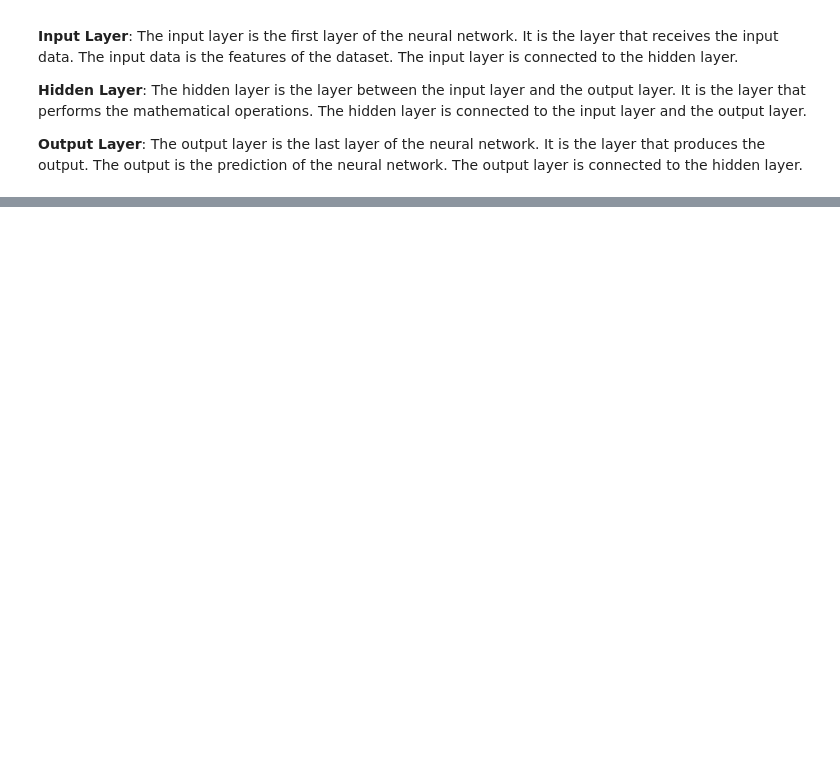
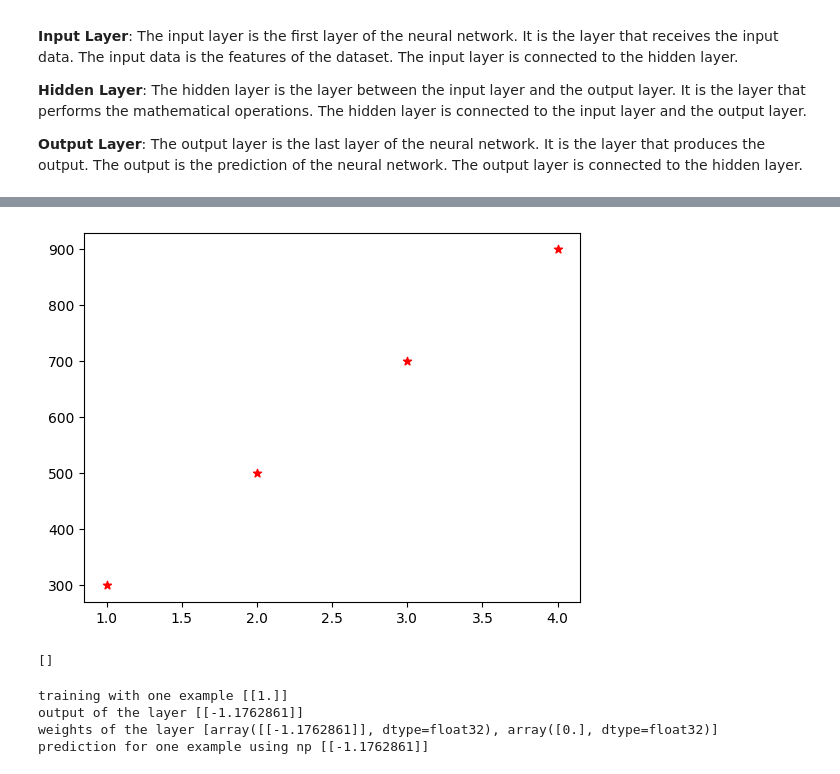
Before and after one commit to ccdarvin/Machine-Learning, a Jupyter notebook: notebooks/Advanced Learning Algorithms/Neural Networks.ipynb, the cells around one changed output, grey strips where cells are left out. Saved outputs shown, nothing was run; the diff lists cells and outputs as text; code cells hidden in the pictures; blank space fills up the shorter version.

```diff
--- a/notebooks/Advanced Learning Algorithms/Neural Networks.ipynb
+++ b/notebooks/Advanced Learning Algorithms/Neural Networks.ipynb
@@ -18,0 +41,29 @@ The layer of the neural network is the collection of neurons.
+# %%
+X_train = np.array([[1.0], [2.0], [3.0], [4.0]], dtype=float)
+Y_train = np.array([[300.0], [500.0], [700.0], [900.0]], dtype=float)
+
+plt.scatter(X_train, Y_train, c='r', marker='*')
+plt.show()
+# %% [output]
+[figure, added]
+# %%
+# define a layer with one neuron
+linear_layout = tf.keras.layers.Dense(units=1, activation='linear')
+print(linear_layout.get_weights())
+# %% [output]
+[]
+# %%
+# training with one example
+X_one = X_train[0].reshape(1, 1)
+print(f'training with one example {X_one}')
+a0 = linear_layout(X_one)
+print(f'output of the layer {a0}')
+print(f'weights of the layer {linear_layout.get_weights()}')
+# prediction for one example using np
+y0_np = X_one @ linear_layout.get_weights()[0] + linear_layout.get_weights()[1]
+print(f'prediction for one example using np {y0_np}')
+# %% [output]
+training with one example [[1.]]
+output of the layer [[-1.1762861]]
+weights of the layer [array([[-1.1762861]], dtype=float32), array([0.], dtype=float32)]
+prediction for one example using np [[-1.1762861]]
```
Also changed, not shown: parts of 7 cells of this notebook.
